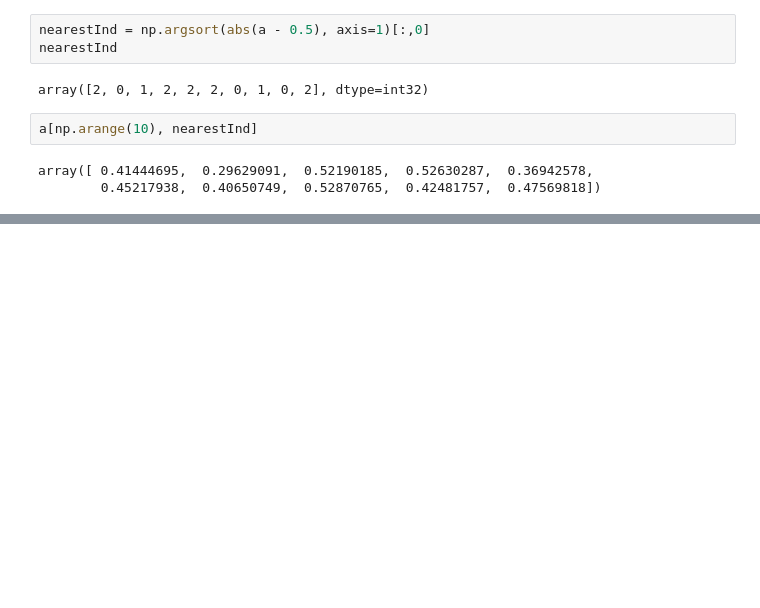
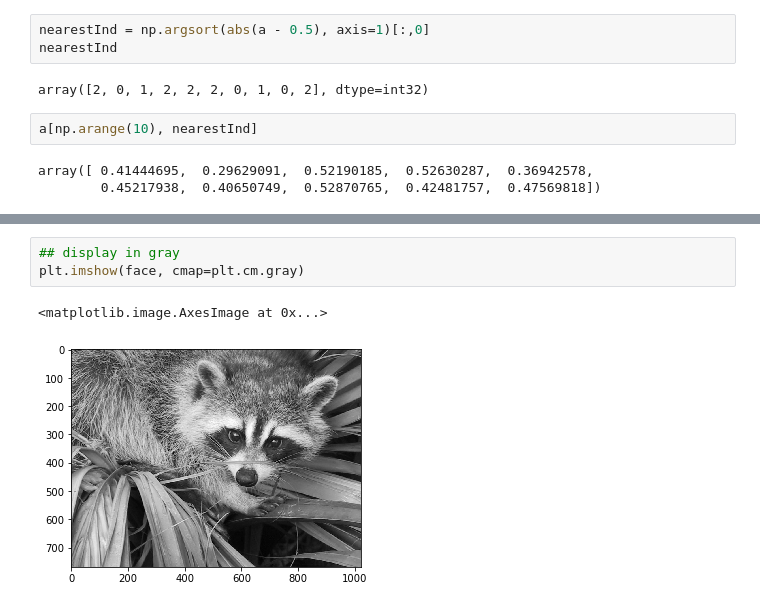
Before and after one commit to Accio/learn-scipy, a Jupyter notebook: 1.3/NumPy Exercises.ipynb, the cells around one changed output, grey strips where cells are left out. Drawn from its saved outputs; the diff is of its cells as text; blank space fills up the shorter version.

```diff
--- a/1.3/NumPy Exercises.ipynb
+++ b/1.3/NumPy Exercises.ipynb
@@ -81,0 +93,6 @@ array([ 0.41444695,  0.29629091,  0.52190185,  0.52630287,  0.36942578,
+# %%
+## display in gray
+plt.imshow(face, cmap=plt.cm.gray)
+# %% [output]
+<matplotlib.image.AxesImage at 0x...>
+[figure, added]
```
Also changed, not shown: parts of 4 cells of this notebook.
